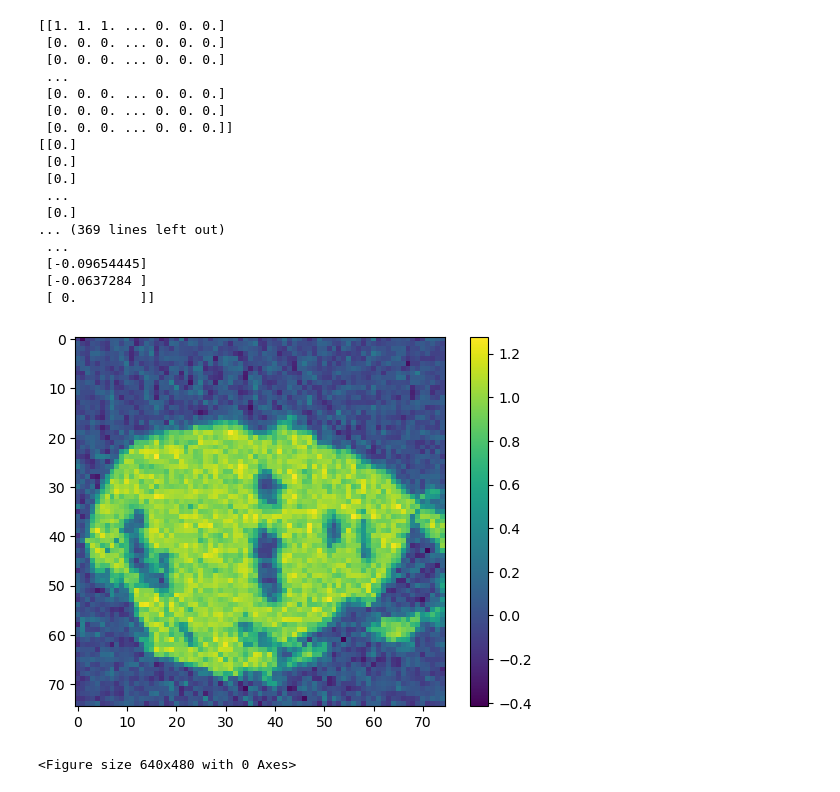
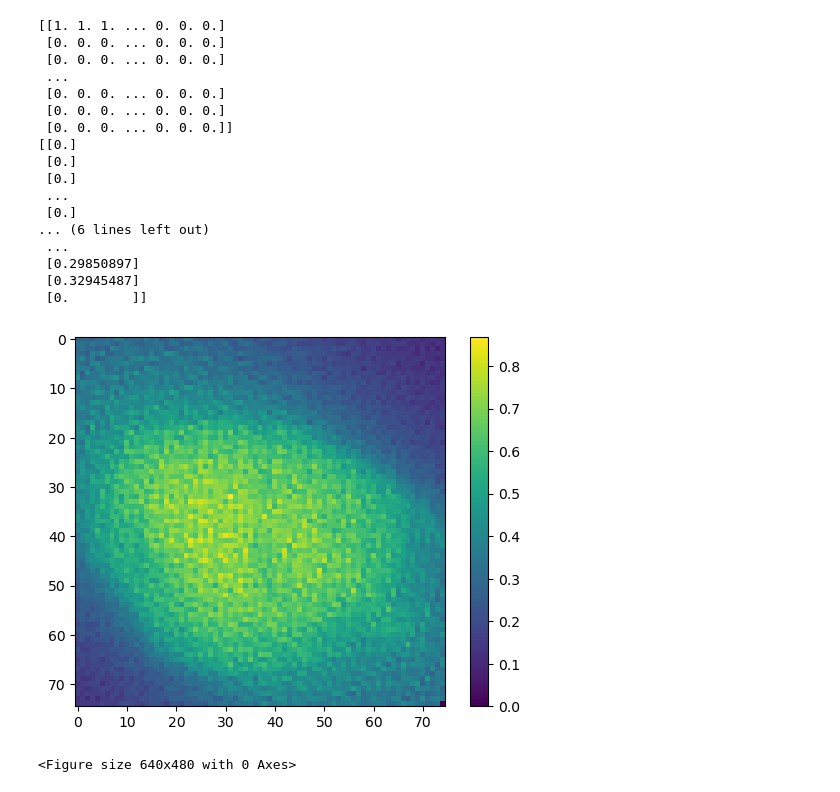
Before and after one commit to laetusFlow/ctomo-py, a Jupyter notebook: ctomp.ipynb, the cells around one changed output. Saved outputs shown, nothing was run; the diff lists cells and outputs as text; code cells hidden in the pictures.

```diff
--- a/ctomp.ipynb
+++ b/ctomp.ipynb
@@ -38,37 +38,38 @@ print(A)
 b = np.zeros((1800,1)) #Vektor
 for i in range(1799):
     b[i][0] = Linesb[i]
 print(b)
 
-res = cgls(A,b,0.000001)
+# res = cgls(A,b,0.000001)
+res = cgls(A,b,1000)
 print(res)
 with open('res.npy', 'wb') as f:
     np.savetxt(f, res)
 pic = np.reshape(res, (75, 75))
 with open('apic.npy', 'wb') as f:
     np.savetxt(f, pic)
 
 plt.imshow(pic, interpolation='none')
 plt.colorbar()
 plt.show()
 plt.savefig('image.png')
 # %% [output]
 [[1. 1. 1. ... 0. 0. 0.]
  [0. 0. 0. ... 0. 0. 0.]
  [0. 0. 0. ... 0. 0. 0.]
  ...
  [0. 0. 0. ... 0. 0. 0.]
  [0. 0. 0. ... 0. 0. 0.]
  [0. 0. 0. ... 0. 0. 0.]]
 [[0.]
  [0.]
  [0.]
  ...
  [0.]
-... (369 lines left out)
+... (6 lines left out)
  ...
- [-0.09654445]
- [-0.0637284 ]
- [ 0.        ]]
+ [0.29850897]
+ [0.32945487]
+ [0.        ]]
-[figure, old version]
+[figure, new version]
 <Figure size 640x480 with 0 Axes>
```
Also changed, not shown: 2 other files.
